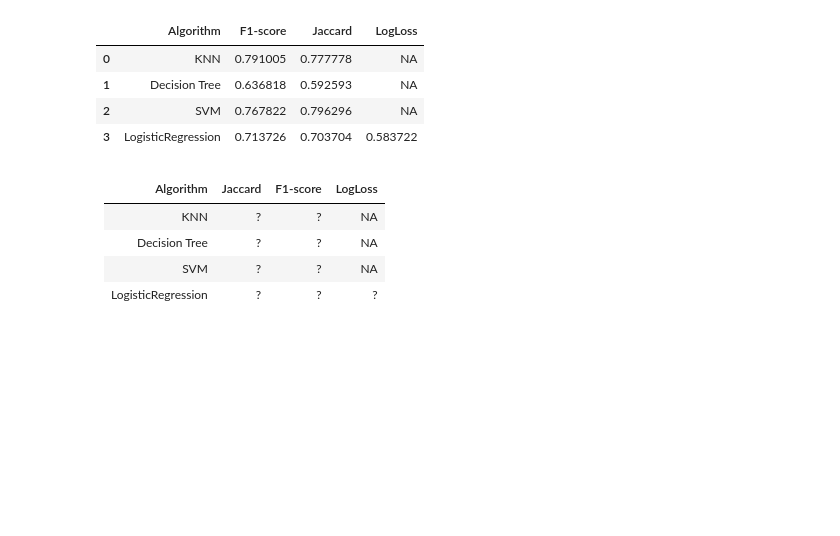
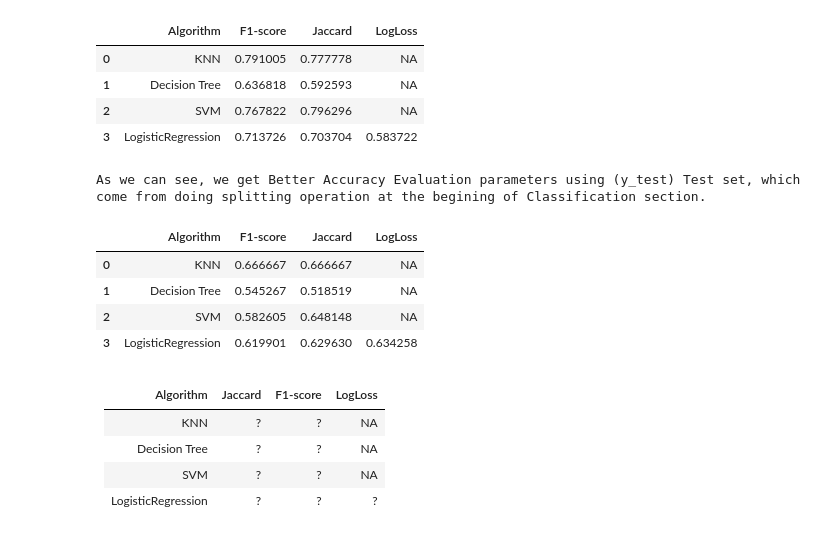
Before and after one commit to DiegoHernanSalazar/DiegoHernanSalazarAlarcon, a Jupyter notebook: Final Project Machine Learning with Python.ipynb, the cells around one changed output. Drawn from its saved outputs; the diff is of its cells as text; code cells hidden in the pictures; blank space fills up the shorter version.

```diff
--- a/Final Project Machine Learning with Python.ipynb
+++ b/Final Project Machine Learning with Python.ipynb
@@ -815,6 +875,25 @@ report_df
 | 1 | Decision Tree | 0.636818 | 0.592593 | NA |
 | 2 | SVM | 0.767822 | 0.796296 | NA |
 | 3 | LogisticRegression | 0.713726 | 0.703704 | 0.583722 |
+# %%
+# Report using Test set called ´y_test_new´
+
+report_array_new=[
+              {'Algorithm':'KNN', 'Jaccard':knn_ji_new, 'F1-score':knn_f1s_new, 'LogLoss':'NA'},
+              {'Algorithm':'Decision Tree', 'Jaccard':tree_ji_new, 'F1-score':tree_f1s_new, 'LogLoss':'NA'},
+              {'Algorithm':'SVM', 'Jaccard':svm_ji_new, 'F1-score':svm_f1s_new, 'LogLoss':'NA'},
+              {'Algorithm':'LogisticRegression', 'Jaccard':lr_ji_new, 'F1-score':lr_f1s_new, 'LogLoss':lr_ll_new}
+             ]
+report_df_new=pd.DataFrame(report_array_new)
+print('As we can see, we get Better Accuracy Evaluation parameters using (y_test) Test set, which come from doing splitting operation at the begining of Classification section.')
+report_df_new
+# %% [output]
+As we can see, we get Better Accuracy Evaluation parameters using (y_test) Test set, which come from doing splitting operation at the begining of Classification section.
+|  | Algorithm | F1-score | Jaccard | LogLoss |
+| 0 | KNN | 0.666667 | 0.666667 | NA |
+| 1 | Decision Tree | 0.545267 | 0.518519 | NA |
+| 2 | SVM | 0.582605 | 0.648148 | NA |
+| 3 | LogisticRegression | 0.619901 | 0.629630 | 0.634258 |
 # %% [markdown]
 | Algorithm          | Jaccard | F1-score | LogLoss |
 |--------------------|---------|----------|---------|
```
Also changed, not shown: parts of 6 cells of this notebook.
